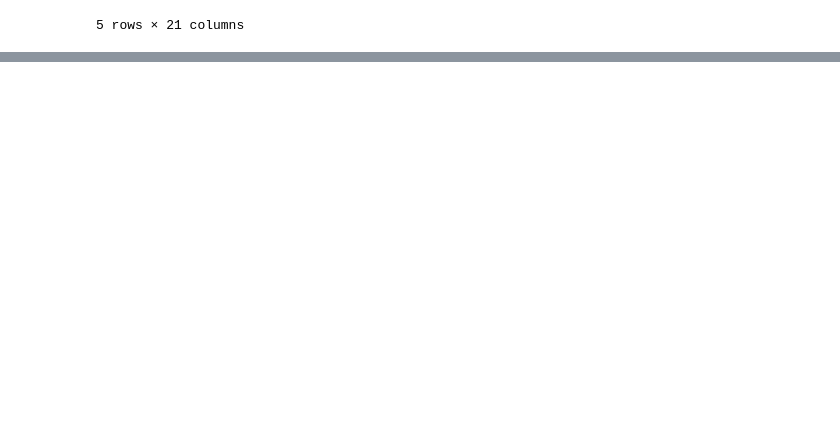
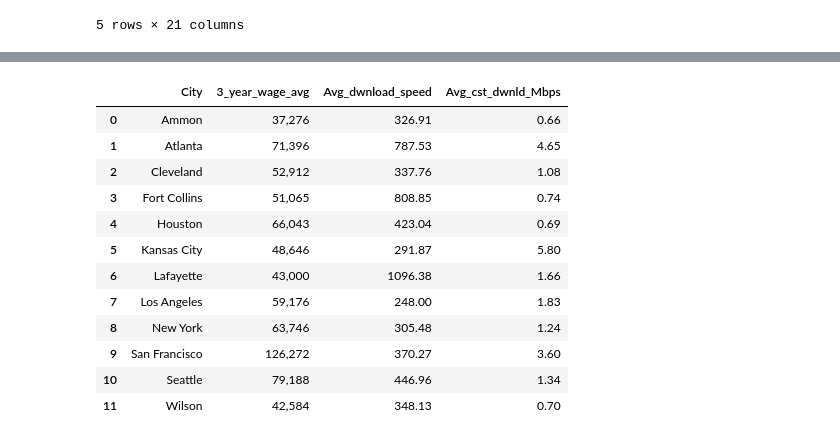
Before and after one commit to vsmolina/fiber_group, a Jupyter notebook: data/colin.ipynb, the cells around one changed output, grey strips where cells are left out. Saved outputs shown, nothing was run; the diff lists cells and outputs as text; code cells hidden in the pictures; blank space fills up the shorter version.

```diff
--- a/data/colin.ipynb
+++ b/data/colin.ipynb
@@ -150,0 +141,17 @@ income_v_internet.head()
+# %%
+plan_median = pd.read_csv("plan_median_income.csv")
+plan_median
+# %% [output]
+|  | City | 3_year_wage_avg | Avg_dwnload_speed | Avg_cst_dwnld_Mbps |
+| 0 | Ammon | 37,276 | 326.91 | 0.66 |
+| 1 | Atlanta | 71,396 | 787.53 | 4.65 |
+| 2 | Cleveland | 52,912 | 337.76 | 1.08 |
+| 3 | Fort Collins | 51,065 | 808.85 | 0.74 |
+| 4 | Houston | 66,043 | 423.04 | 0.69 |
+| 5 | Kansas City | 48,646 | 291.87 | 5.80 |
+| 6 | Lafayette | 43,000 | 1096.38 | 1.66 |
+| 7 | Los Angeles | 59,176 | 248.00 | 1.83 |
+| 8 | New York | 63,746 | 305.48 | 1.24 |
+| 9 | San Francisco | 126,272 | 370.27 | 3.60 |
+| 10 | Seattle | 79,188 | 446.96 | 1.34 |
+| 11 | Wilson | 42,584 | 348.13 | 0.70 |
```
Also changed, not shown: parts of 8 cells of this notebook, 4 other files.
